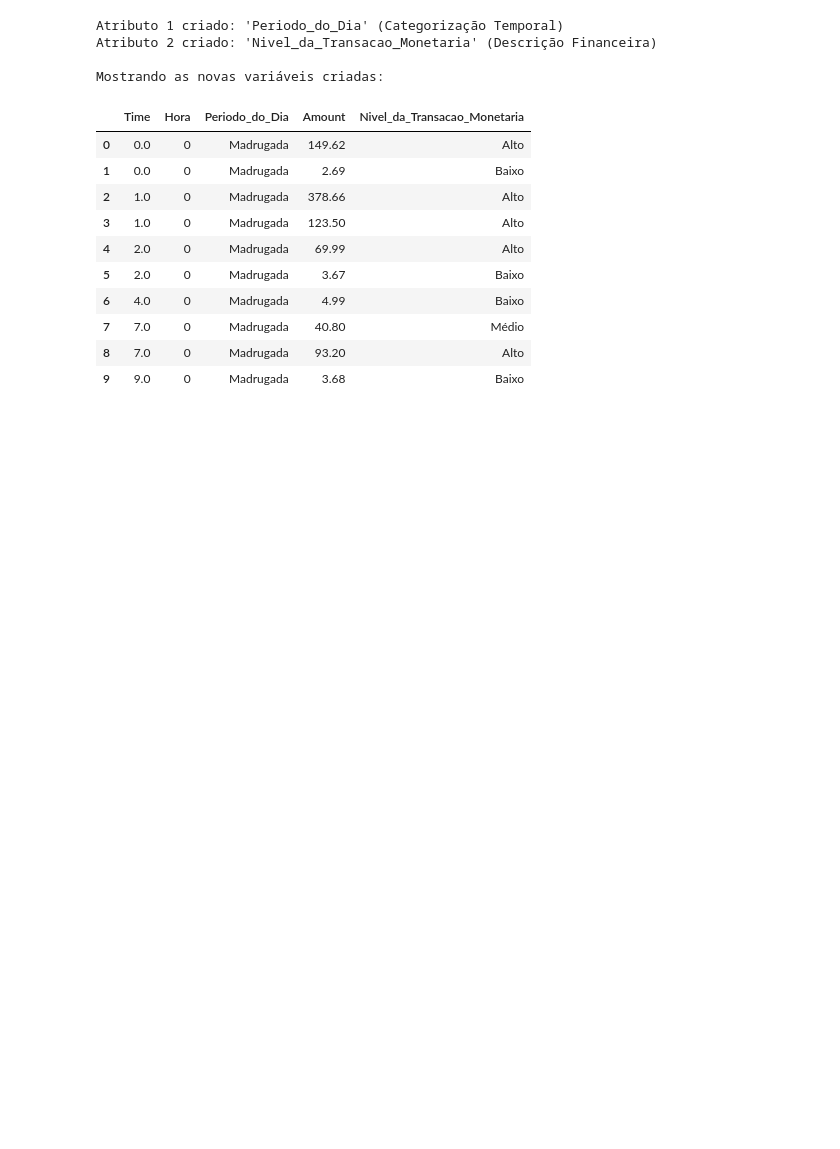
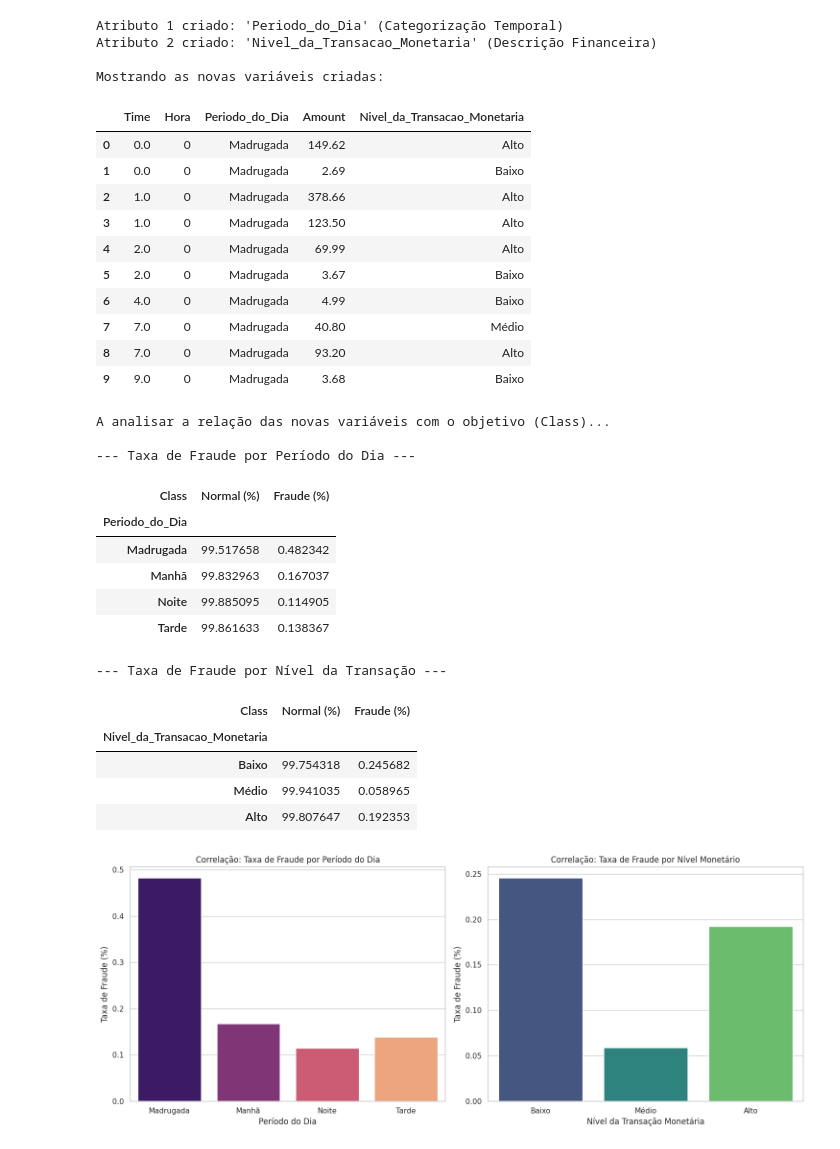
Before and after one commit to tomas15moreira/Projeto-Detecao-de-Transacoes-Fraudulentas-, a Jupyter notebook: notebooks/1.0_eda_limpeza.ipynb, the cells around one changed output. Cells and saved outputs as stored; diff of their text form; code cells hidden in the pictures; blank space fills up the shorter version.

Commit message:
Kaggle Notebook | Projeto_Detecção_de_Transações_Fraudulentas  | Version 25

```diff
--- a/notebooks/1.0_eda_limpeza.ipynb
+++ b/notebooks/1.0_eda_limpeza.ipynb
@@ -861,3 +861,59 @@ Mostrando as novas variáveis criadas:
 | 7 | 7.0 | 0 | Madrugada | 40.80 | Médio |
 | 8 | 7.0 | 0 | Madrugada | 93.20 | Alto |
 | 9 | 9.0 | 0 | Madrugada | 3.68 | Baixo |
+# %%
+import matplotlib.pyplot as plt
+import seaborn as sns
+import pandas as pd
+
+print("A analisar a relação das novas variáveis com o objetivo (Class)...")
+
+# 1. Tabela de Contingência: Período do Dia vs Fraudes
+# Usamos normalize='index' para saber, dentro de cada período, qual é a % de transações normais e de fraudes
+tabela_periodo = pd.crosstab(df['Periodo_do_Dia'], df['Class'], normalize='index') * 100
+tabela_periodo.rename(columns={0: 'Normal (%)', 1: 'Fraude (%)'}, inplace=True)
+print("\n--- Taxa de Fraude por Período do Dia ---")
+display(tabela_periodo)
+
+# 2. Tabela de Contingência: Nível de Transação vs Fraudes
+tabela_nivel = pd.crosstab(df['Nivel_da_Transacao_Monetaria'], df['Class'], normalize='index') * 100
+tabela_nivel.rename(columns={0: 'Normal (%)', 1: 'Fraude (%)'}, inplace=True)
+print("\n--- Taxa de Fraude por Nível da Transação ---")
+display(tabela_nivel)
+
+# 3. Visualização Gráfica do Impacto (Código atualizado para o Seaborn moderno)
+fig, axes = plt.subplots(1, 2, figsize=(15, 6))
+
+# Gráfico 1: Impacto do Período do Dia
+sns.barplot(x=tabela_periodo.index, y=tabela_periodo['Fraude (%)'], ax=axes[0],
+            hue=tabela_periodo.index, palette='magma', legend=False)
+axes[0].set_title('Correlação: Taxa de Fraude por Período do Dia', fontsize=12)
+axes[0].set_ylabel('Taxa de Fraude (%)')
+axes[0].set_xlabel('Período do Dia')
+
+# Gráfico 2: Impacto do Nível da Transação
+sns.barplot(x=tabela_nivel.index, y=tabela_nivel['Fraude (%)'], ax=axes[1],
+            hue=tabela_nivel.index, palette='viridis', legend=False)
+axes[1].set_title('Correlação: Taxa de Fraude por Nível Monetário', fontsize=12)
+axes[1].set_ylabel('Taxa de Fraude (%)')
+axes[1].set_xlabel('Nível da Transação Monetária')
+
+plt.tight_layout()
+plt.show()
+# %% [output]
+A analisar a relação das novas variáveis com o objetivo (Class)...
+
+--- Taxa de Fraude por Período do Dia ---
+| Class | Normal (%) | Fraude (%) |
+| Periodo_do_Dia |  |  |
+| Madrugada | 99.517658 | 0.482342 |
+| Manhã | 99.832963 | 0.167037 |
+| Noite | 99.885095 | 0.114905 |
+| Tarde | 99.861633 | 0.138367 |
+--- Taxa de Fraude por Nível da Transação ---
+| Class | Normal (%) | Fraude (%) |
+| Nivel_da_Transacao_Monetaria |  |  |
+| Baixo | 99.754318 | 0.245682 |
+| Médio | 99.941035 | 0.058965 |
+| Alto | 99.807647 | 0.192353 |
+[figure, added]
```
